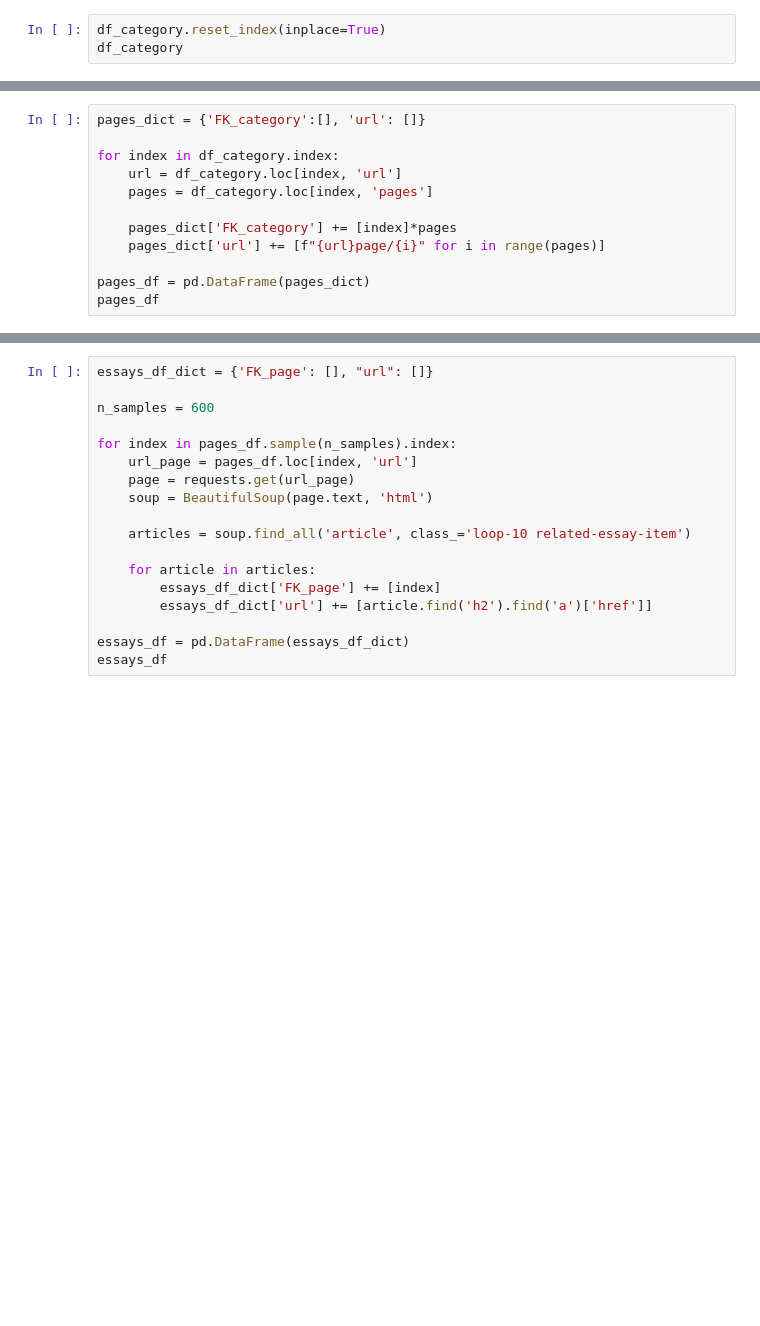
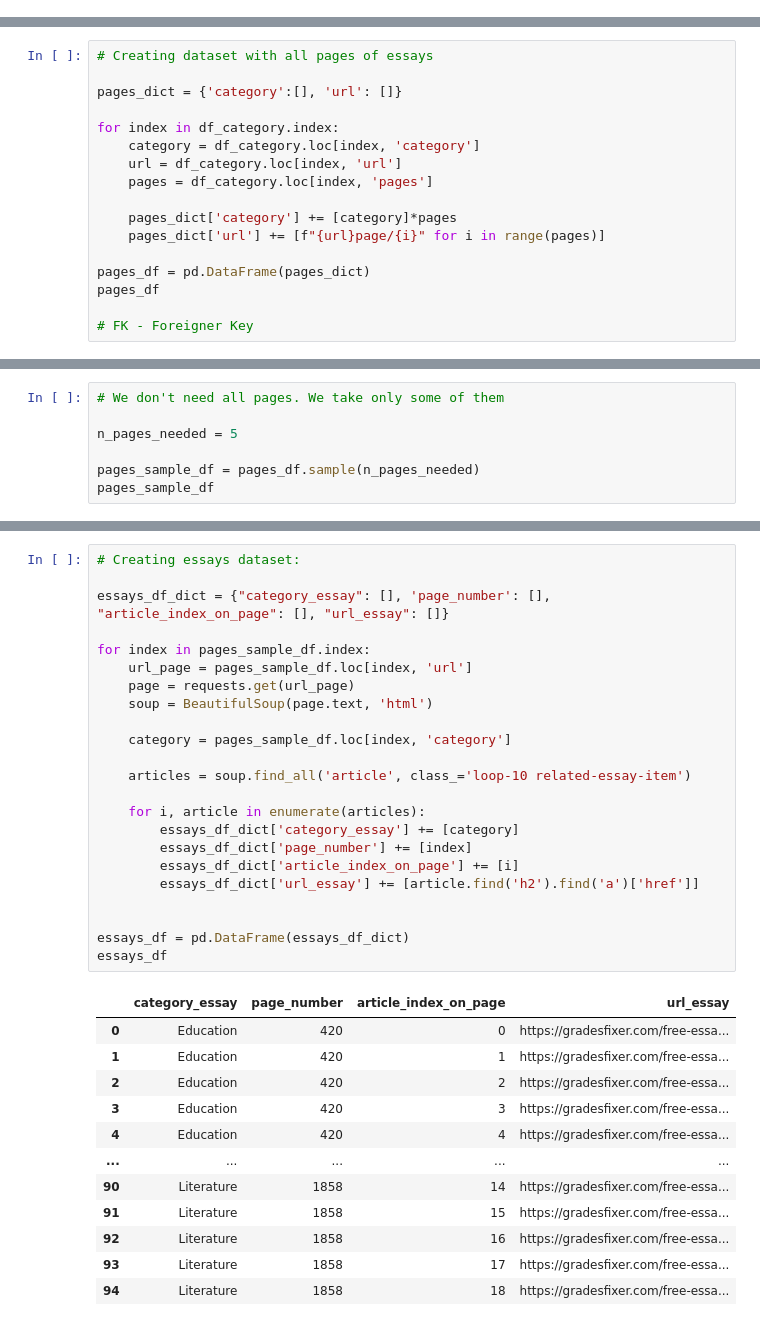
Before and after one commit to mishadyukarev/test___, a Jupyter notebook: ai_essay_prediction_misha/parsing_sites/gradesfixer.ipynb, the cells around one changed output, grey strips where cells are left out. Saved outputs shown, nothing was run; the diff lists cells and outputs as text; blank space fills up the shorter version.

```diff
--- a/ai_essay_prediction_misha/parsing_sites/gradesfixer.ipynb
+++ b/ai_essay_prediction_misha/parsing_sites/gradesfixer.ipynb
@@ -40,3 +63,0 @@ df_category
-# %%
-df_category.reset_index(inplace=True)
-df_category
@@ -74,12 +95,17 @@ IndexError: list index out of range
 # %%
-pages_dict = {'FK_category':[], 'url': []}
+# Creating dataset with all pages of essays
+
+pages_dict = {'category':[], 'url': []}
 
 for index in df_category.index:
+    category = df_category.loc[index, 'category']
     url = df_category.loc[index, 'url']
     pages = df_category.loc[index, 'pages']
 
-    pages_dict['FK_category'] += [index]*pages
+    pages_dict['category'] += [category]*pages
     pages_dict['url'] += [f"{url}page/{i}" for i in range(pages)]
 
 pages_df = pd.DataFrame(pages_dict)
 pages_df
+
+# FK - Foreigner Key
@@ -85,0 +126,7 @@ pages_df
+# %%
+# We don't need all pages. We take only some of them
+
+n_pages_needed = 5
+
+pages_sample_df = pages_df.sample(n_pages_needed)
+pages_sample_df
@@ -86,18 +140,36 @@ pages_df
 # %%
-essays_df_dict = {'FK_page': [], "url": []}
+# Creating essays dataset:
 
-n_samples = 600
+essays_df_dict = {"category_essay": [], 'page_number': [], "article_index_on_page": [], "url_essay": []}
 
-for index in pages_df.sample(n_samples).index:
-    url_page = pages_df.loc[index, 'url']
+for index in pages_sample_df.index:
+    url_page = pages_sample_df.loc[index, 'url']
     page = requests.get(url_page)
     soup = BeautifulSoup(page.text, 'html')
 
+    category = pages_sample_df.loc[index, 'category']
+
     articles = soup.find_all('article', class_='loop-10 related-essay-item')
 
-    for article in articles:
-        essays_df_dict['FK_page'] += [index]
-        essays_df_dict['url'] += [article.find('h2').find('a')['href']]
+    for i, article in enumerate(articles):
+        essays_df_dict['category_essay'] += [category]
+        essays_df_dict['page_number'] += [index]
+        essays_df_dict['article_index_on_page'] += [i]
+        essays_df_dict['url_essay'] += [article.find('h2').find('a')['href']]
+
 
 essays_df = pd.DataFrame(essays_df_dict)
 essays_df
+# %% [output]
+|  | category_essay | page_number | article_index_on_page | url_essay |
+| 0 | Education | 420 | 0 | https://gradesfixer.com/free-essa... |
+| 1 | Education | 420 | 1 | https://gradesfixer.com/free-essa... |
+| 2 | Education | 420 | 2 | https://gradesfixer.com/free-essa... |
+| 3 | Education | 420 | 3 | https://gradesfixer.com/free-essa... |
+| 4 | Education | 420 | 4 | https://gradesfixer.com/free-essa... |
+| ... | ... | ... | ... | ... |
+| 90 | Literature | 1858 | 14 | https://gradesfixer.com/free-essa... |
+| 91 | Literature | 1858 | 15 | https://gradesfixer.com/free-essa... |
+| 92 | Literature | 1858 | 16 | https://gradesfixer.com/free-essa... |
+| 93 | Literature | 1858 | 17 | https://gradesfixer.com/free-essa... |
+| 94 | Literature | 1858 | 18 | https://gradesfixer.com/free-essa... |
```
Also changed, not shown: parts of 16 cells of this notebook, 1 other file.
